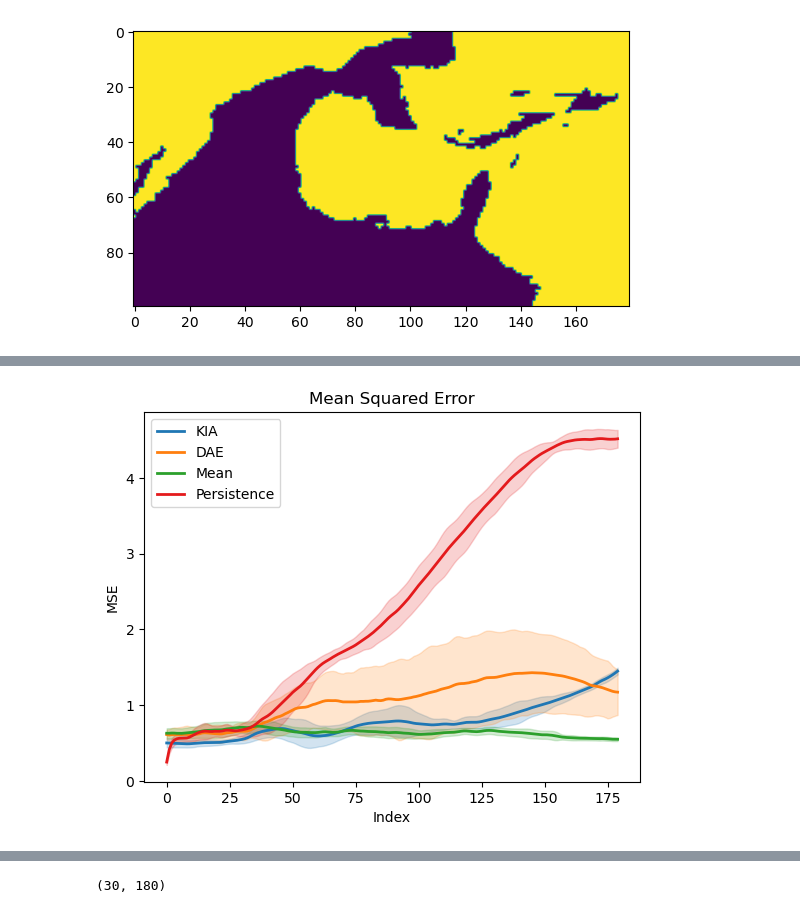
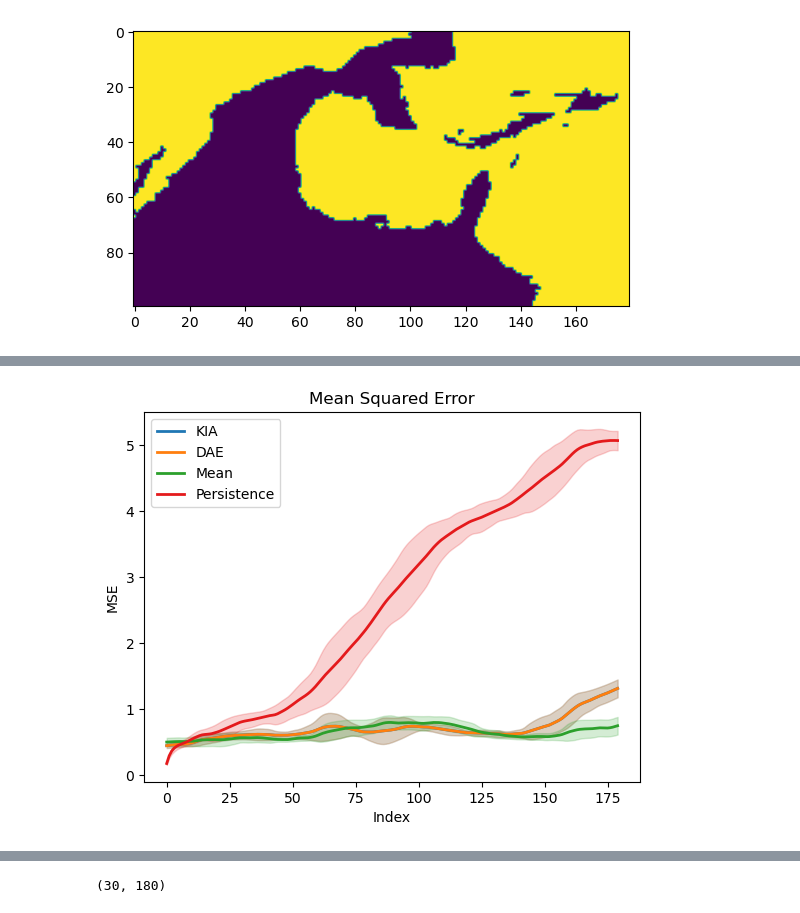
Before and after one commit to arvindrenga96/koopmanAE, a Jupyter notebook: sst_dataset.ipynb, the cells around one changed output, grey strips where cells are left out. Cells and saved outputs as stored; diff of their text form; code cells hidden in the pictures.

```diff
--- a/sst_dataset.ipynb
+++ b/sst_dataset.ipynb
@@ -687,10 +725,10 @@ def createStridedData(data, window, stride):
     return np.swapaxes(np.concatenate(strided_data, axis=1), 0, 1)
 
 # Load Data
-mean_pred = np.load('results/trialrun3/21595/KIA/data.npz')
-KIA = scipy.io.loadmat('results/trialrun3/21595/temp/snapshots_pred.mat')
+mean_pred = np.load('results/results_det_back_inn_sst_alpha6_bottle_10_steps_14_seed_2/data.npz')
+KIA = scipy.io.loadmat('results/results_det_back_inn_sst_alpha6_bottle_10_steps_14_seed_2/snapshots_pred.mat')
 # KIA = scipy.io.loadmat('results/trialrun3/KIA2/snapshots_pred.mat')
-DAE = scipy.io.loadmat('results/trialrun3/21595/DAE/snapshots_pred.mat')
+DAE = scipy.io.loadmat('results/results_det_back_inn_sst_alpha6_bottle_10_steps_14_seed_2/snapshots_pred.mat')
 
 # Process Data
 reshaped_array = createStridedData(mean_pred["Avg_Prediction"], 180, 1)
@@ -724,7 +762,7 @@ import scipy.io
 
 nanflag = np.load('sst/sst_all_years_gulf_mexico.npz')['nanset']
 def rescale(array):
-    mean_pred1 = np.load('results/trialrun3/KIA2/data.npz')
+    mean_pred1 = np.load('results/results_det_back_inn_sst_alpha6_bottle_12_steps_14_seed_1/data.npz')
     orig_mean = mean_pred1['mean']
     orig_min = mean_pred1['min']
     orig_ptp = mean_pred1['ptp']
@@ -736,35 +774,35 @@ def createStridedData(data, window, stride):
     return np.swapaxes(np.concatenate(strided_data, axis=1), 0, 1)
 
 # Load Data
-mean_pred = np.load('results/trialrun3/KIA2/data.npz')
-KIA = scipy.io.loadmat('results/trialrun3/KIA2/snapshots_pred.mat')
+mean_pred = np.load('results/results_det_back_inn_sst_alpha6_bottle_12_steps_14_seed_1/data.npz')
+KIA = scipy.io.loadmat('results/results_det_back_inn_sst_alpha6_bottle_12_steps_14_seed_1/snapshots_pred.mat')
 # KIA = scipy.io.loadmat('results/trialrun3/KIA2/snapshots_pred.mat')
 
-DAE = scipy.io.loadmat('results/trialrun3/21595/DAE/snapshots_pred.mat')
+DAE = scipy.io.loadmat('results/results_det_back_inn_sst_alpha6_bottle_12_steps_14_seed_1/snapshots_pred.mat')
 
 # Process Data
 reshaped_array = createStridedData(mean_pred["Avg_Prediction"][:210], 180, 1)
 persistence = np.repeat(np.expand_dims(KIA['init'],axis=1), 180, axis=1)
 
 # Compute MSEs
 mse_values = [np.mean(np.abs(rescale(array)[:,:,nanflag] - rescale(KIA['truth'])[:,:,nanflag]), axis=2) for array in [KIA['pred'], DAE['pred'],reshaped_array, persistence]]
 mean_values = [np.mean(mse_value, axis=0) for mse_value in mse_values]
 std_values = [np.std(mse_value, axis=0) for mse_value in mse_values]
 
 # Plot
 labels = ["KIA", "DAE", "Mean", "Persistence"]
 colors = ['#1f77b4', '#ff7f0e', '#2ca02c', '#e41a1c']  # Pick your own colors
 
 for mean_val, std_val, label, color in zip(mean_values, std_values, labels, colors):
     x_range = range(mean_val.shape[0])
     plt.plot(mean_val, '-', lw=2, label=label, color=color)
     plt.fill_between(x=x_range, y1=mean_val - std_val, y2=mean_val + std_val, color=color, alpha=0.2)
 
 plt.xlabel('Index')
 plt.ylabel('MSE')
 plt.title('Mean Squared Error')
 plt.legend(loc='upper left')
 plt.show()
 # %% [output]
-[figure, old version]
+[figure, new version]
 # %%
```
Also changed, not shown: parts of 4 cells of this notebook, 4 other files.
